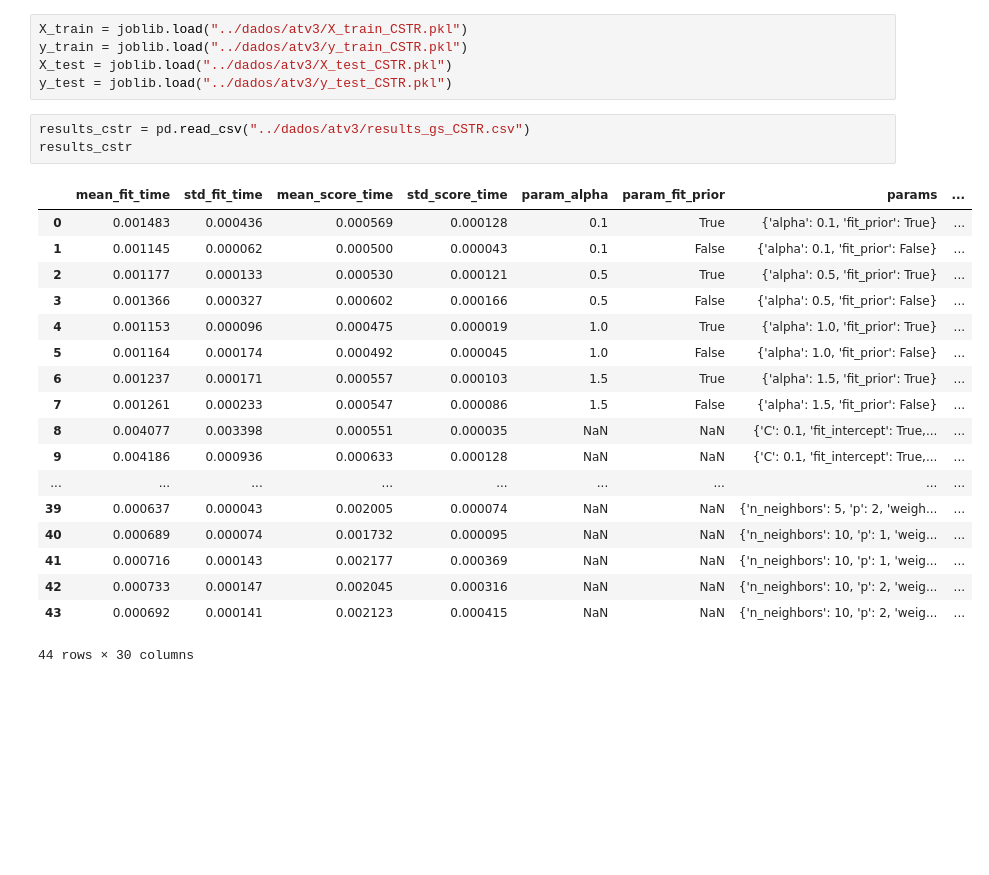
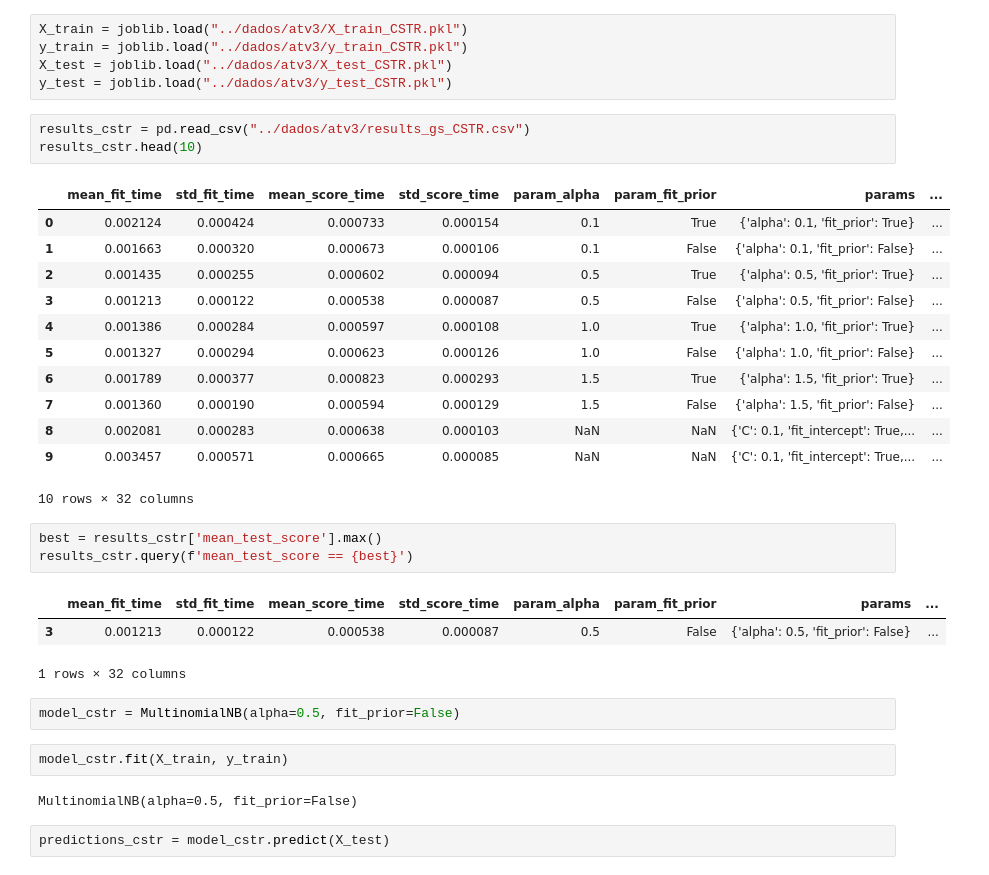
Before and after one commit to gvanerven/PPGI0119-Topicos, a Jupyter notebook: Atividade_3/avaliacao.ipynb, the cells around one changed output. Saved outputs shown, nothing was run; the diff lists cells and outputs as text; blank space fills up the shorter version.

```diff
--- a/Atividade_3/avaliacao.ipynb
+++ b/Atividade_3/avaliacao.ipynb
@@ -10,23 +16,32 @@ X_test = joblib.load("../dados/atv3/X_test_CSTR.pkl")
 y_test = joblib.load("../dados/atv3/y_test_CSTR.pkl")
 # %%
 results_cstr = pd.read_csv("../dados/atv3/results_gs_CSTR.csv")
-results_cstr
+results_cstr.head(10)
 # %% [output]
 |  | mean_fit_time | std_fit_time | mean_score_time | std_score_time | param_alpha | param_fit_prior | params | ... |
-| 0 | 0.001483 | 0.000436 | 0.000569 | 0.000128 | 0.1 | True | {'alpha': 0.1, 'fit_prior': True} | ... |
-| 1 | 0.001145 | 0.000062 | 0.000500 | 0.000043 | 0.1 | False | {'alpha': 0.1, 'fit_prior': False} | ... |
-| 2 | 0.001177 | 0.000133 | 0.000530 | 0.000121 | 0.5 | True | {'alpha': 0.5, 'fit_prior': True} | ... |
-| 3 | 0.001366 | 0.000327 | 0.000602 | 0.000166 | 0.5 | False | {'alpha': 0.5, 'fit_prior': False} | ... |
-| 4 | 0.001153 | 0.000096 | 0.000475 | 0.000019 | 1.0 | True | {'alpha': 1.0, 'fit_prior': True} | ... |
-| 5 | 0.001164 | 0.000174 | 0.000492 | 0.000045 | 1.0 | False | {'alpha': 1.0, 'fit_prior': False} | ... |
-| 6 | 0.001237 | 0.000171 | 0.000557 | 0.000103 | 1.5 | True | {'alpha': 1.5, 'fit_prior': True} | ... |
-| 7 | 0.001261 | 0.000233 | 0.000547 | 0.000086 | 1.5 | False | {'alpha': 1.5, 'fit_prior': False} | ... |
-| 8 | 0.004077 | 0.003398 | 0.000551 | 0.000035 | NaN | NaN | {'C': 0.1, 'fit_intercept': True,... | ... |
-| 9 | 0.004186 | 0.000936 | 0.000633 | 0.000128 | NaN | NaN | {'C': 0.1, 'fit_intercept': True,... | ... |
-| ... | ... | ... | ... | ... | ... | ... | ... | ... |
-| 39 | 0.000637 | 0.000043 | 0.002005 | 0.000074 | NaN | NaN | {'n_neighbors': 5, 'p': 2, 'weigh... | ... |
-| 40 | 0.000689 | 0.000074 | 0.001732 | 0.000095 | NaN | NaN | {'n_neighbors': 10, 'p': 1, 'weig... | ... |
-| 41 | 0.000716 | 0.000143 | 0.002177 | 0.000369 | NaN | NaN | {'n_neighbors': 10, 'p': 1, 'weig... | ... |
-| 42 | 0.000733 | 0.000147 | 0.002045 | 0.000316 | NaN | NaN | {'n_neighbors': 10, 'p': 2, 'weig... | ... |
-| 43 | 0.000692 | 0.000141 | 0.002123 | 0.000415 | NaN | NaN | {'n_neighbors': 10, 'p': 2, 'weig... | ... |
+| 0 | 0.002124 | 0.000424 | 0.000733 | 0.000154 | 0.1 | True | {'alpha': 0.1, 'fit_prior': True} | ... |
+| 1 | 0.001663 | 0.000320 | 0.000673 | 0.000106 | 0.1 | False | {'alpha': 0.1, 'fit_prior': False} | ... |
+| 2 | 0.001435 | 0.000255 | 0.000602 | 0.000094 | 0.5 | True | {'alpha': 0.5, 'fit_prior': True} | ... |
+| 3 | 0.001213 | 0.000122 | 0.000538 | 0.000087 | 0.5 | False | {'alpha': 0.5, 'fit_prior': False} | ... |
+| 4 | 0.001386 | 0.000284 | 0.000597 | 0.000108 | 1.0 | True | {'alpha': 1.0, 'fit_prior': True} | ... |
+| 5 | 0.001327 | 0.000294 | 0.000623 | 0.000126 | 1.0 | False | {'alpha': 1.0, 'fit_prior': False} | ... |
+| 6 | 0.001789 | 0.000377 | 0.000823 | 0.000293 | 1.5 | True | {'alpha': 1.5, 'fit_prior': True} | ... |
+| 7 | 0.001360 | 0.000190 | 0.000594 | 0.000129 | 1.5 | False | {'alpha': 1.5, 'fit_prior': False} | ... |
+| 8 | 0.002081 | 0.000283 | 0.000638 | 0.000103 | NaN | NaN | {'C': 0.1, 'fit_intercept': True,... | ... |
+| 9 | 0.003457 | 0.000571 | 0.000665 | 0.000085 | NaN | NaN | {'C': 0.1, 'fit_intercept': True,... | ... |
-44 rows × 30 columns
+10 rows × 32 columns
+# %%
+best = results_cstr['mean_test_score'].max()
+results_cstr.query(f'mean_test_score == {best}')
+# %% [output]
+|  | mean_fit_time | std_fit_time | mean_score_time | std_score_time | param_alpha | param_fit_prior | params | ... |
+| 3 | 0.001213 | 0.000122 | 0.000538 | 0.000087 | 0.5 | False | {'alpha': 0.5, 'fit_prior': False} | ... |
+1 rows × 32 columns
+# %%
+model_cstr = MultinomialNB(alpha=0.5, fit_prior=False)
+# %%
+model_cstr.fit(X_train, y_train)
+# %% [output]
+MultinomialNB(alpha=0.5, fit_prior=False)
+# %%
+predictions_cstr = model_cstr.predict(X_test)
```
Also changed, not shown: parts of 12 cells of this notebook, 12 other files.
